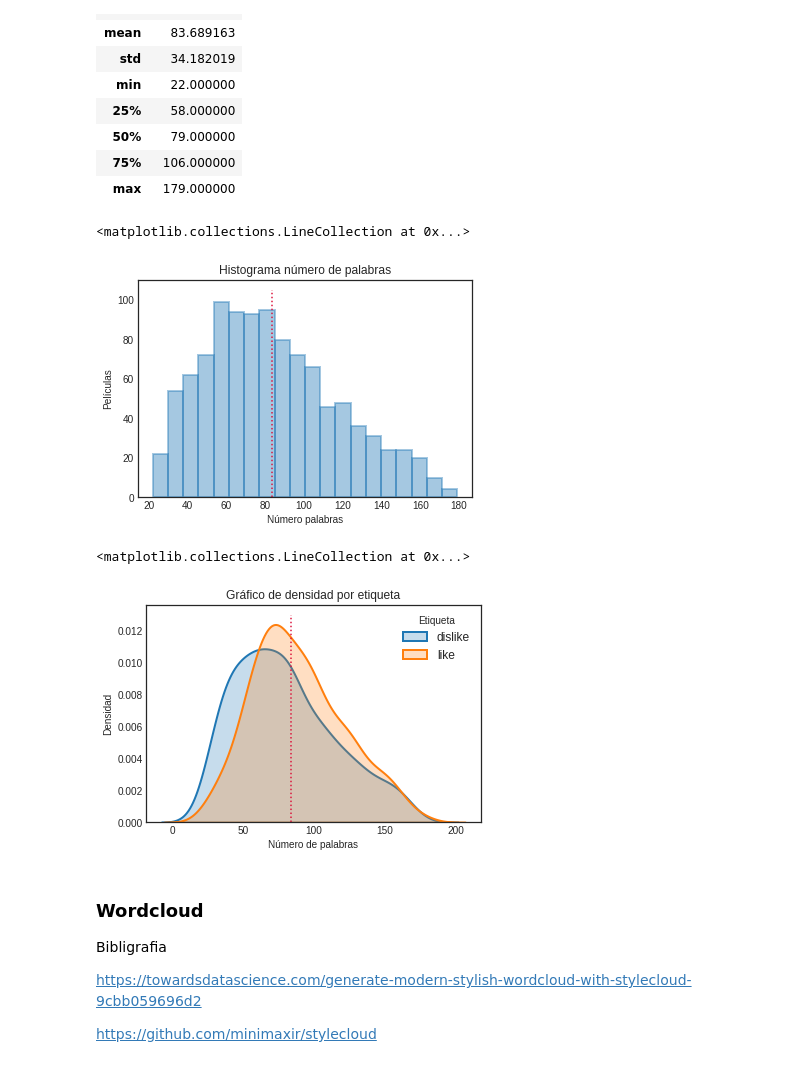
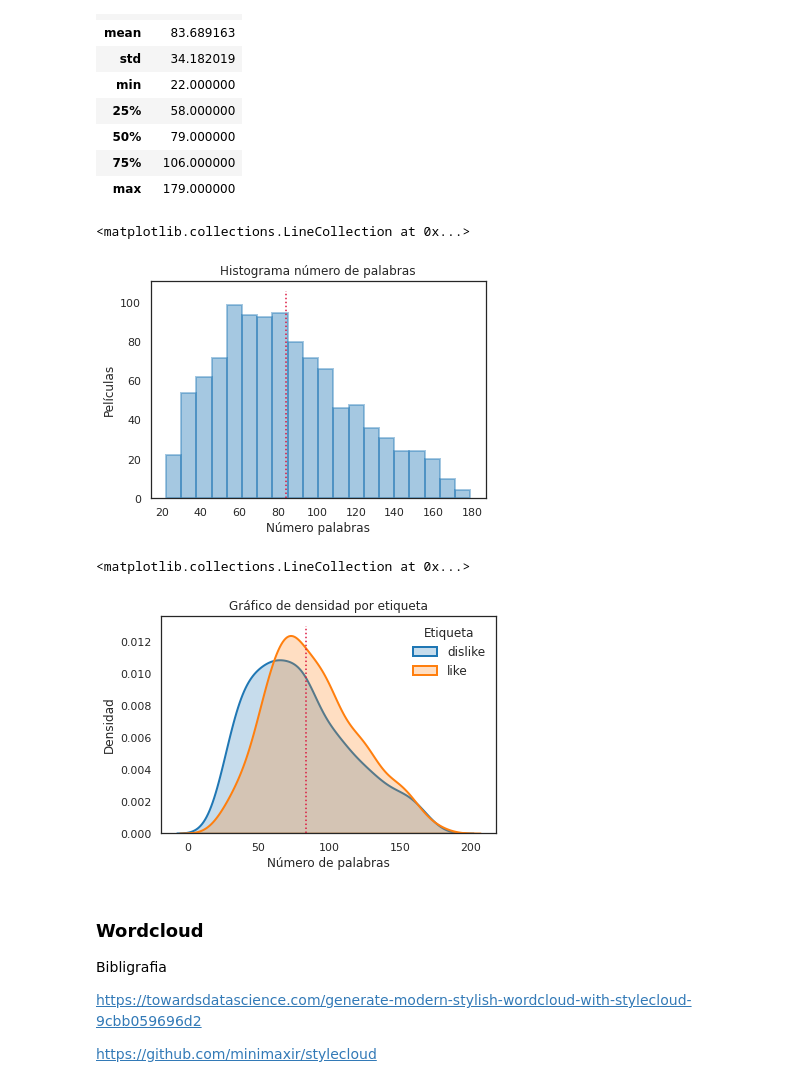
Before and after one commit to Jaimemorillo/ShouldIwatchThisMovie, a Jupyter notebook: memoria_data_antes.ipynb, the cells around one changed output. Drawn from its saved outputs; the diff is of its cells as text; code cells hidden in the pictures.

```diff
--- a/memoria_data_antes.ipynb
+++ b/memoria_data_antes.ipynb
@@ -22,12 +22,13 @@ import numpy as np
 from tqdm.notebook import tqdm
 tqdm.pandas()
 
-import seaborn as sns
-sns.set_style("white")
-
 import matplotlib.pyplot as plt
 plt.style.use('seaborn-white')
 
+import seaborn as sns
+sns.set_style("white")
+sns.set_context("notebook")
+
 from IPython.display import Image
 # %%
 dataover = pd.read_csv("gdrive/My Drive/TFG/tmdb_spanish_def.csv", sep='#',encoding='utf-8', lineterminator='\n')
@@ -112,18 +121,18 @@ pd.DataFrame(data.n_words.describe())
 # %%
 # seaborn histogram
 sns.distplot(data['n_words'], hist=True, kde=False,
              bins=20,
              hist_kws={'edgecolor':'tab:blue', 'linewidth': 2})
 # Add labels
 plt.title('Histograma número de palabras')
 plt.xlabel('Número palabras')
 plt.ylabel('Películas')
 
 mean = data.n_words.mean()
-plt.vlines(mean, 0, 105, color='crimson', ls=':')
+plt.vlines(mean, 0, 106, color='crimson', ls=':')
 # %% [output]
 <matplotlib.collections.LineCollection at 0x...>
-[figure, old version]
+[figure, new version]
 # %%
 subset_0 = data[data['like'] == 0]
 subset_1 = data[data['like'] == 1]
@@ -147,7 +156,7 @@ mean = data.n_words.mean()
 plt.vlines(mean, 0, 0.013, color='crimson', ls=':')
 # %% [output]
 <matplotlib.collections.LineCollection at 0x...>
-[figure, old version]
+[figure, new version]
 # %% [markdown]
 ### Wordcloud
 
```
Also changed, not shown: parts of 6 cells of this notebook.
